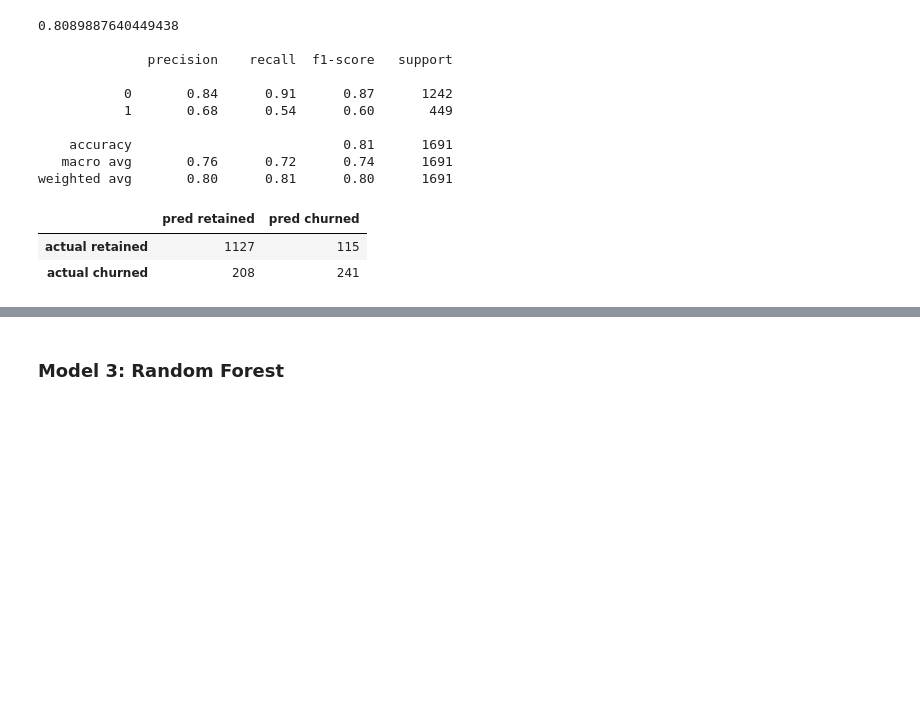
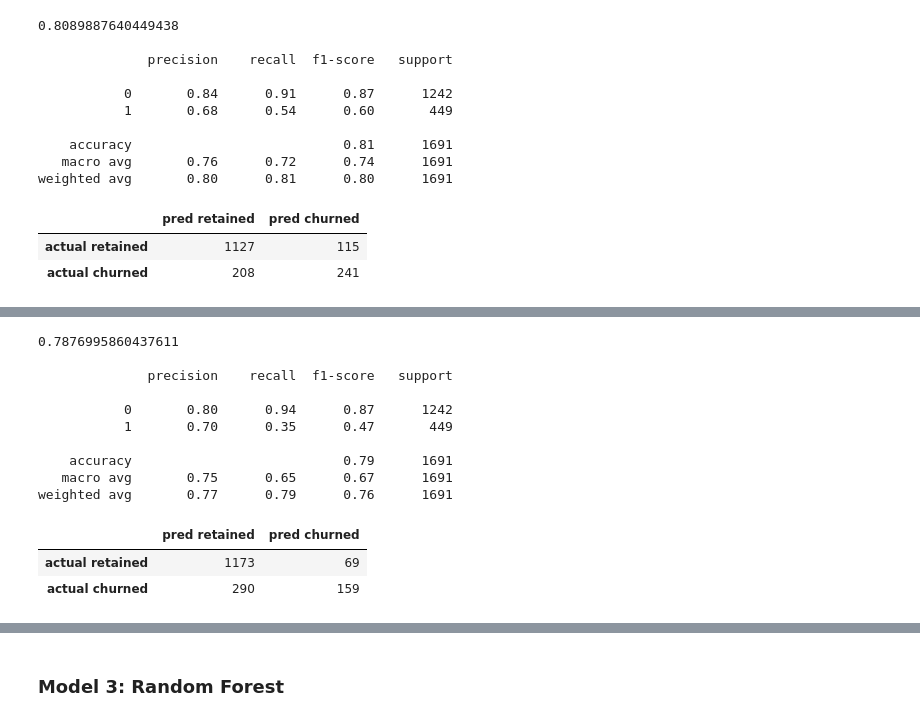
Before and after one commit to Yongliang-Shi/classification-project, a Jupyter notebook: report.ipynb, the cells around one changed output, grey strips where cells are left out. Drawn from its saved outputs; the diff is of its cells as text; code cells hidden in the pictures; blank space fills up the shorter version.

```diff
--- a/report.ipynb
+++ b/report.ipynb
@@ -743,0 +778,29 @@ weighted avg       0.77      0.79      0.76      3943
+# %%
+# Evaluate accuracy and recall using validate dataset
+
+validate_acc = dt.score(X_validate, y_validate)
+print(validate_acc, "\n")
+
+y_pred_validate = dt.predict(X_validate)
+print(classification_report(y_validate, y_pred_validate), '\n')
+
+# Print the confusion matrix
+matrix = confusion_matrix(y_validate, y_pred_validate)
+matrix = pd.DataFrame(matrix,
+                      index=['actual retained', 'actual churned'],
+                      columns=['pred retained', 'pred churned'])
+matrix
+# %% [output]
+0.7876995860437611
+
+              precision    recall  f1-score   support
+
+           0       0.80      0.94      0.87      1242
+           1       0.70      0.35      0.47       449
+
+    accuracy                           0.79      1691
+   macro avg       0.75      0.65      0.67      1691
+weighted avg       0.77      0.79      0.76      1691
+|  | pred retained | pred churned |
+| actual retained | 1173 | 69 |
+| actual churned | 290 | 159 |
```
Also changed, not shown: parts of 18 cells of this notebook.
